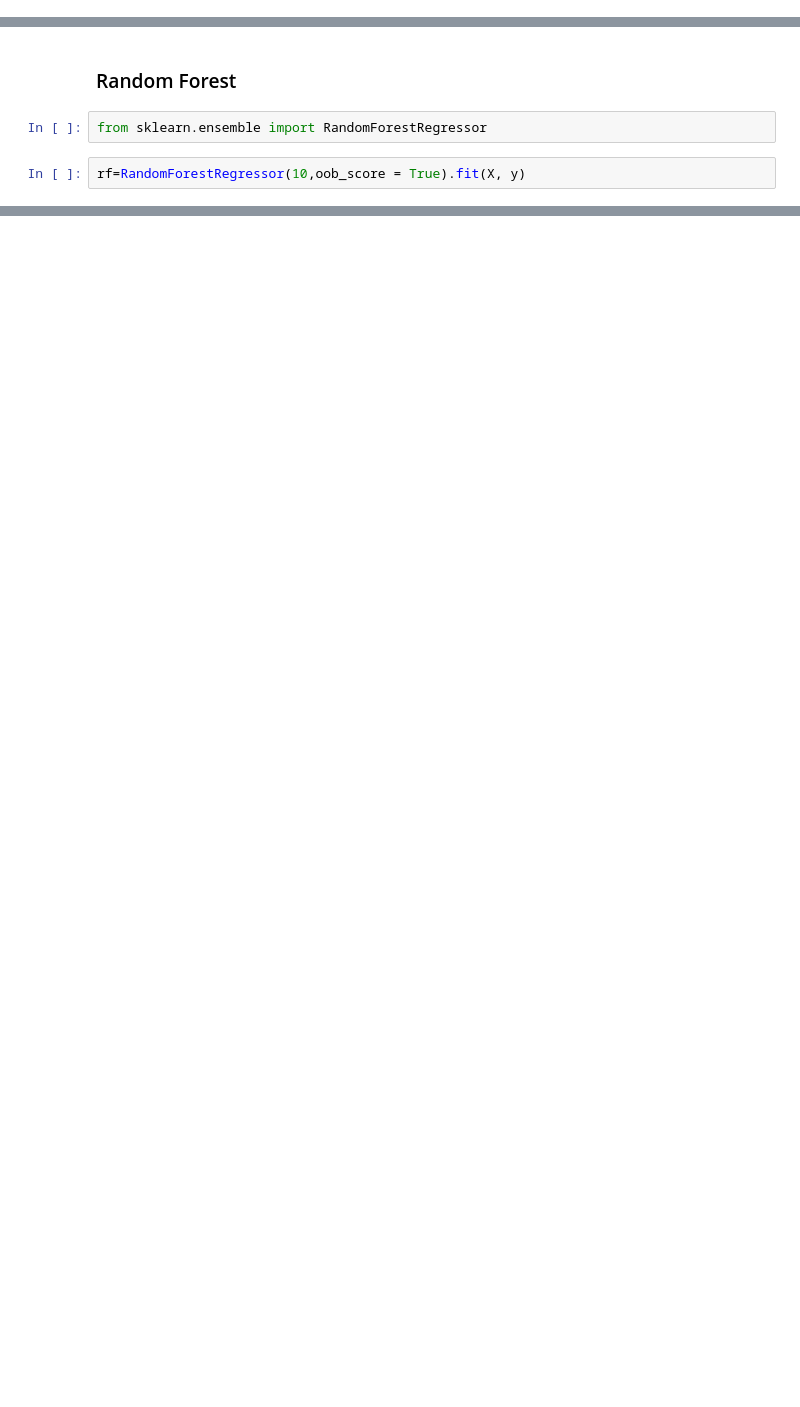
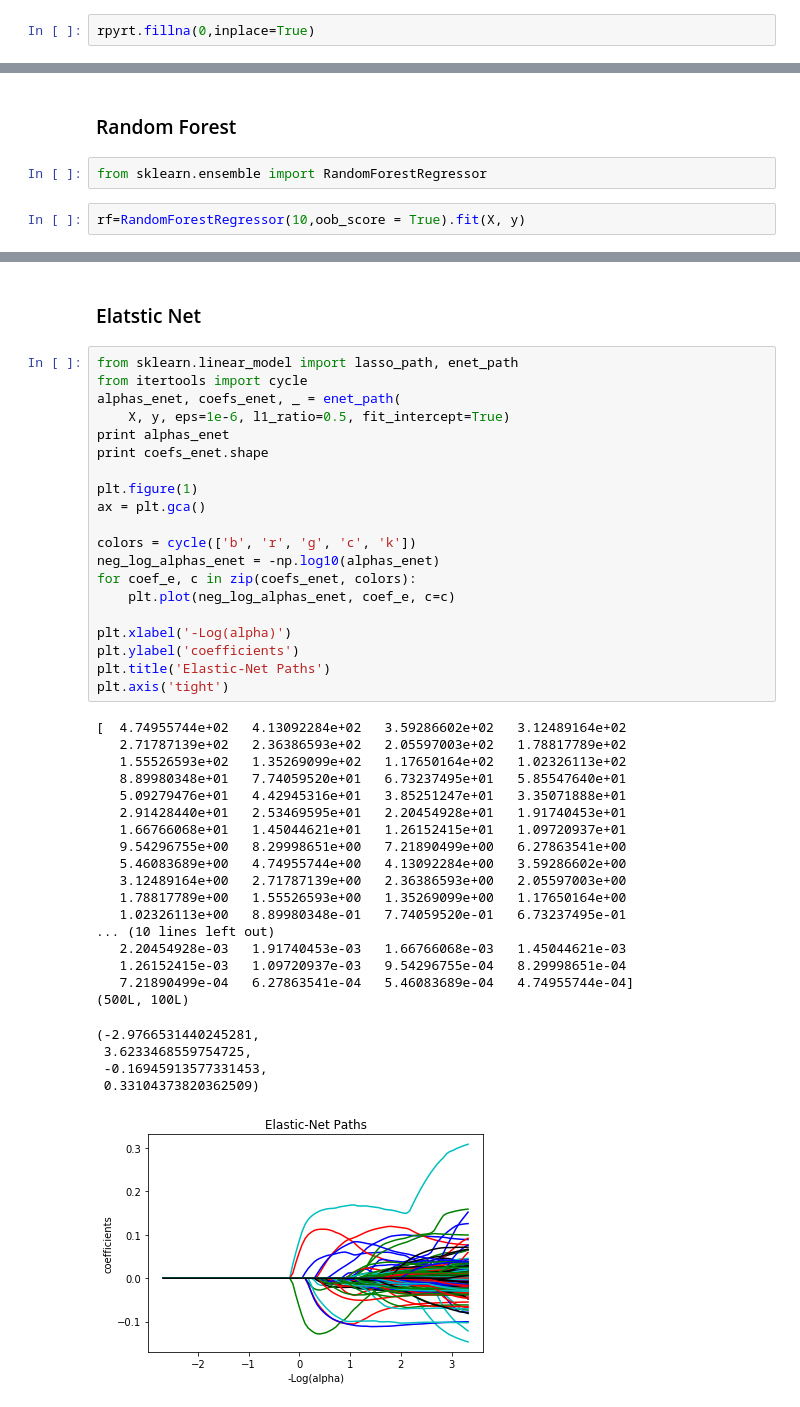
Before and after one commit to UNCG-CSE/Uni-X, a Jupyter notebook: codes/PCA_Regression.ipynb, the cells around one changed output, grey strips where cells are left out. Drawn from its saved outputs; the diff is of its cells as text; blank space fills up the shorter version.

Commit message:
elastic net

```diff
--- a/codes/PCA_Regression.ipynb
+++ b/codes/PCA_Regression.ipynb
@@ -26,3 +26,5 @@ rpyrt0=get_rpyrt_by_class(1)
 rpyrt=rpyrt0
 y=rpyrt.RPY_1YR_RT
 rpyrt.RPY_1YR_RT=np.log(y/(1-y))
+# %%
+rpyrt.fillna(0,inplace=True)
@@ -156,0 +205,45 @@ class RandomForestRegressor(ForestRegressor)
+# %% [markdown]
+### Elatstic Net
+# %%
+from sklearn.linear_model import lasso_path, enet_path
+from itertools import cycle
+alphas_enet, coefs_enet, _ = enet_path(
+    X, y, eps=1e-6, l1_ratio=0.5, fit_intercept=True)
+print alphas_enet
+print coefs_enet.shape
+
+plt.figure(1)
+ax = plt.gca()
+
+colors = cycle(['b', 'r', 'g', 'c', 'k'])
+neg_log_alphas_enet = -np.log10(alphas_enet)
+for coef_e, c in zip(coefs_enet, colors):
+    plt.plot(neg_log_alphas_enet, coef_e, c=c)
+
+plt.xlabel('-Log(alpha)')
+plt.ylabel('coefficients')
+plt.title('Elastic-Net Paths')
+plt.axis('tight')
+# %% [output]
+[  4.74955744e+02   4.13092284e+02   3.59286602e+02   3.12489164e+02
+   2.71787139e+02   2.36386593e+02   2.05597003e+02   1.78817789e+02
+   1.55526593e+02   1.35269099e+02   1.17650164e+02   1.02326113e+02
+   8.89980348e+01   7.74059520e+01   6.73237495e+01   5.85547640e+01
+   5.09279476e+01   4.42945316e+01   3.85251247e+01   3.35071888e+01
+   2.91428440e+01   2.53469595e+01   2.20454928e+01   1.91740453e+01
+   1.66766068e+01   1.45044621e+01   1.26152415e+01   1.09720937e+01
+   9.54296755e+00   8.29998651e+00   7.21890499e+00   6.27863541e+00
+   5.46083689e+00   4.74955744e+00   4.13092284e+00   3.59286602e+00
+   3.12489164e+00   2.71787139e+00   2.36386593e+00   2.05597003e+00
+   1.78817789e+00   1.55526593e+00   1.35269099e+00   1.17650164e+00
+   1.02326113e+00   8.89980348e-01   7.74059520e-01   6.73237495e-01
+... (10 lines left out)
+   2.20454928e-03   1.91740453e-03   1.66766068e-03   1.45044621e-03
+   1.26152415e-03   1.09720937e-03   9.54296755e-04   8.29998651e-04
+   7.21890499e-04   6.27863541e-04   5.46083689e-04   4.74955744e-04]
+(500L, 100L)
+(-2.9766531440245281,
+ 3.6233468559754725,
+ -0.16945913577331453,
+ 0.33104373820362509)
+[figure, added]
```
Also changed, not shown: parts of 17 cells of this notebook.
